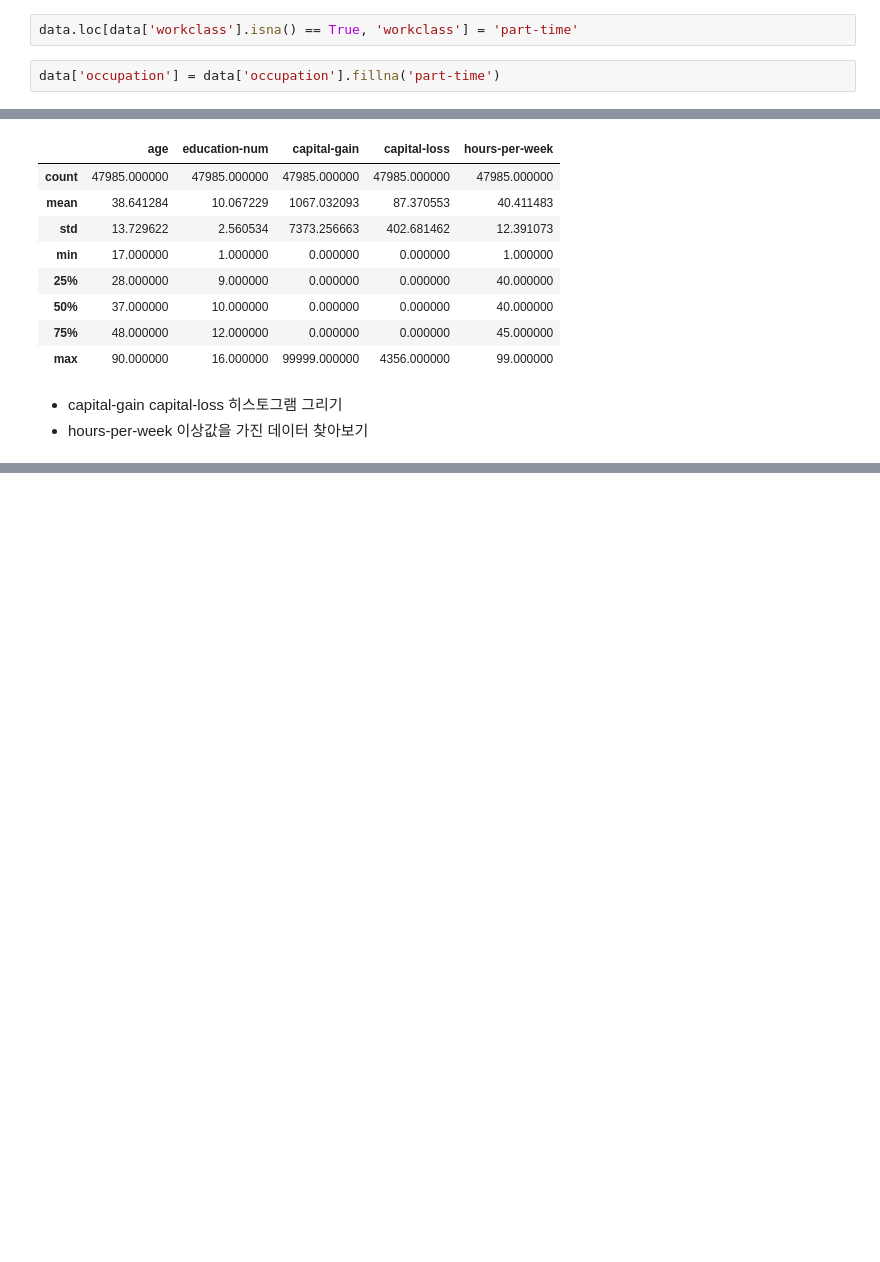
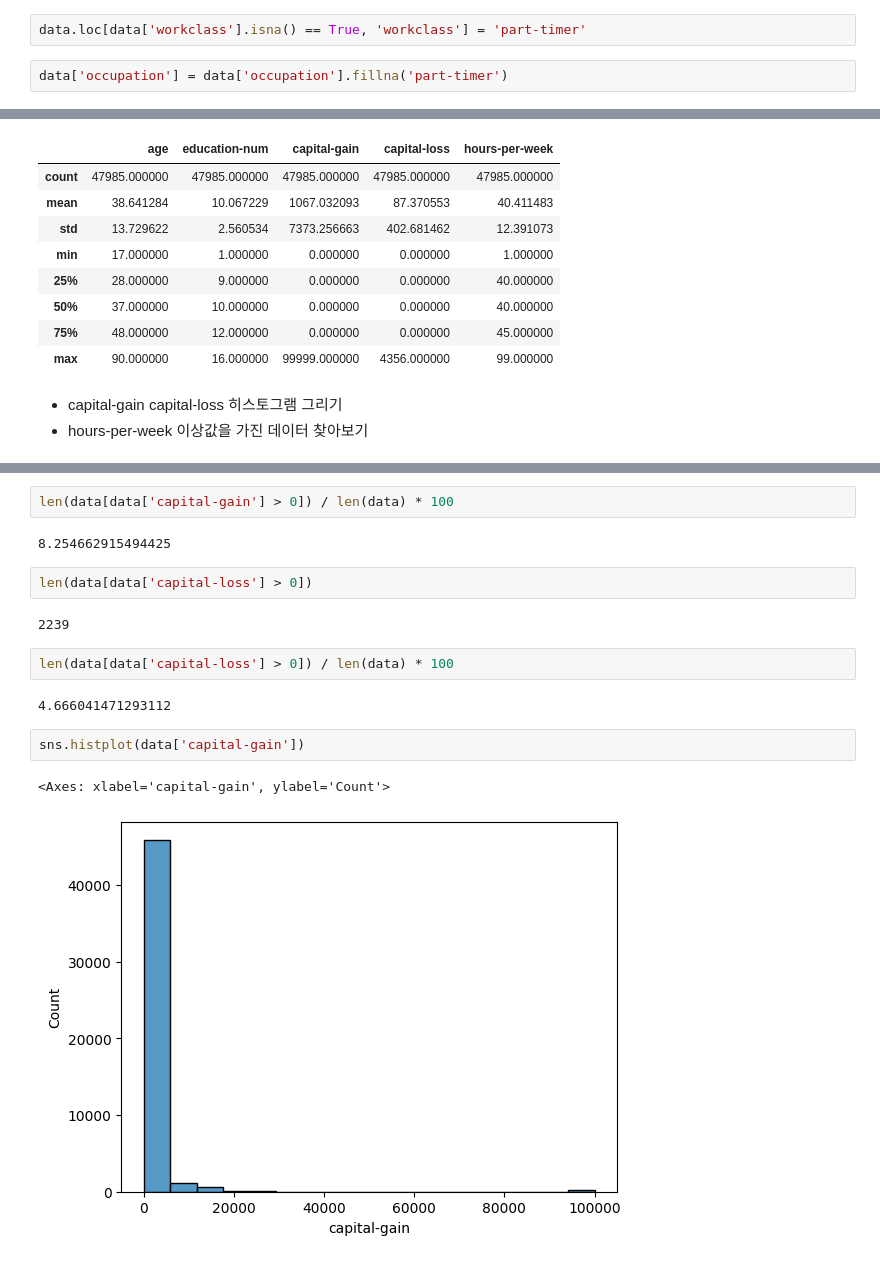
Before and after one commit to haram4th/fintech_pm_data_science, a Jupyter notebook: 06machine_learning/07앙상블모델연습2_연봉데이터.ipynb, the cells around one changed output, grey strips where cells are left out. Saved outputs shown, nothing was run; the diff lists cells and outputs as text; blank space fills up the shorter version.

```diff
--- a/06machine_learning/07앙상블모델연습2_연봉데이터.ipynb
+++ b/06machine_learning/07앙상블모델연습2_연봉데이터.ipynb
@@ -172,9 +172,9 @@ data[data['workclass'].isna() == True]
 | 48823 | 72 | NaN | HS-grad | 9 | Married-civ-spouse | NaN | Husband | White | ... |
 2799 rows × 14 columns
 # %%
-data.loc[data['workclass'].isna() == True, 'workclass'] = 'part-time'
+data.loc[data['workclass'].isna() == True, 'workclass'] = 'part-timer'
 # %%
-data['occupation'] = data['occupation'].fillna('part-time')
+data['occupation'] = data['occupation'].fillna('part-timer')
 # %%
 data.info()
 # %% [output]
@@ -344,0 +378,17 @@ search_outlier
+# %%
+len(data[data['capital-gain'] > 0]) / len(data) * 100
+# %% [output]
+8.254662915494425
+# %%
+len(data[data['capital-loss'] > 0])
+# %% [output]
+2239
+# %%
+len(data[data['capital-loss'] > 0]) / len(data) * 100
+# %% [output]
+4.666041471293112
+# %%
+sns.histplot(data['capital-gain'])
+# %% [output]
+<Axes: xlabel='capital-gain', ylabel='Count'>
+[figure, added]
```
Also changed, not shown: parts of 33 cells of this notebook, 1 other file.
